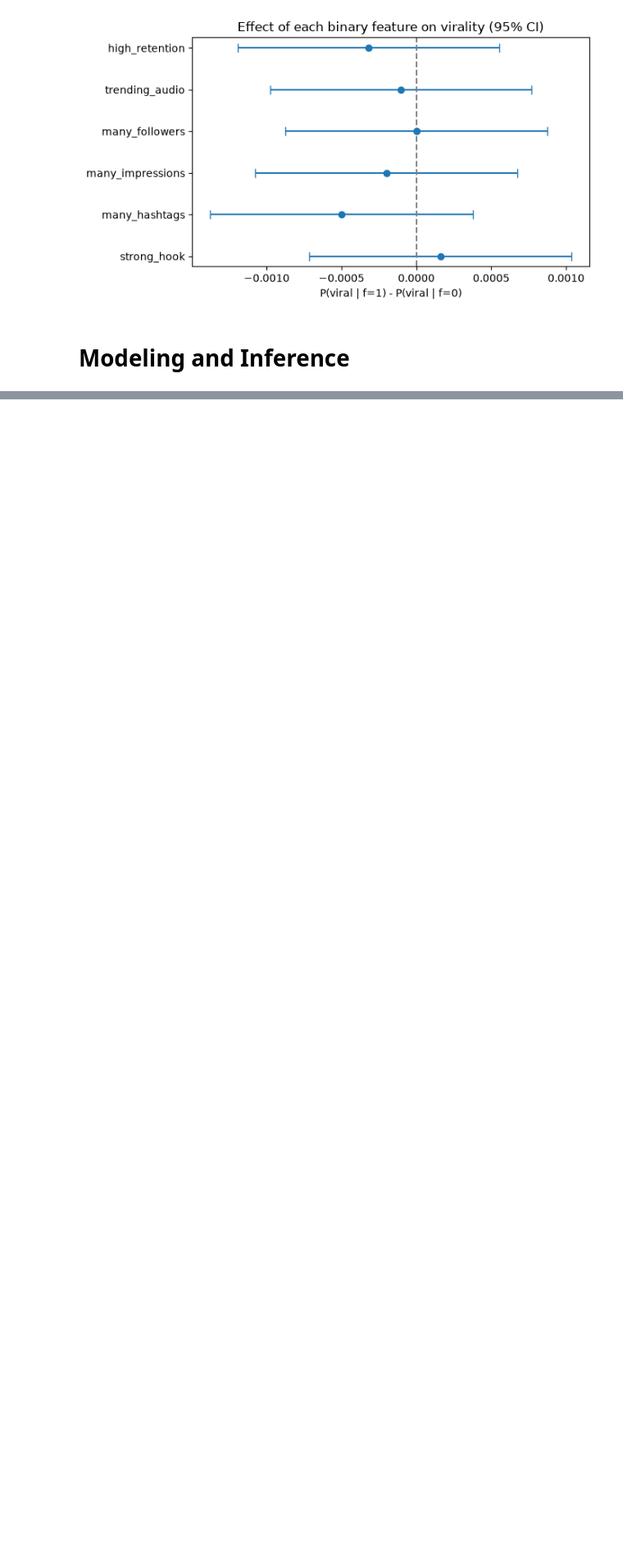
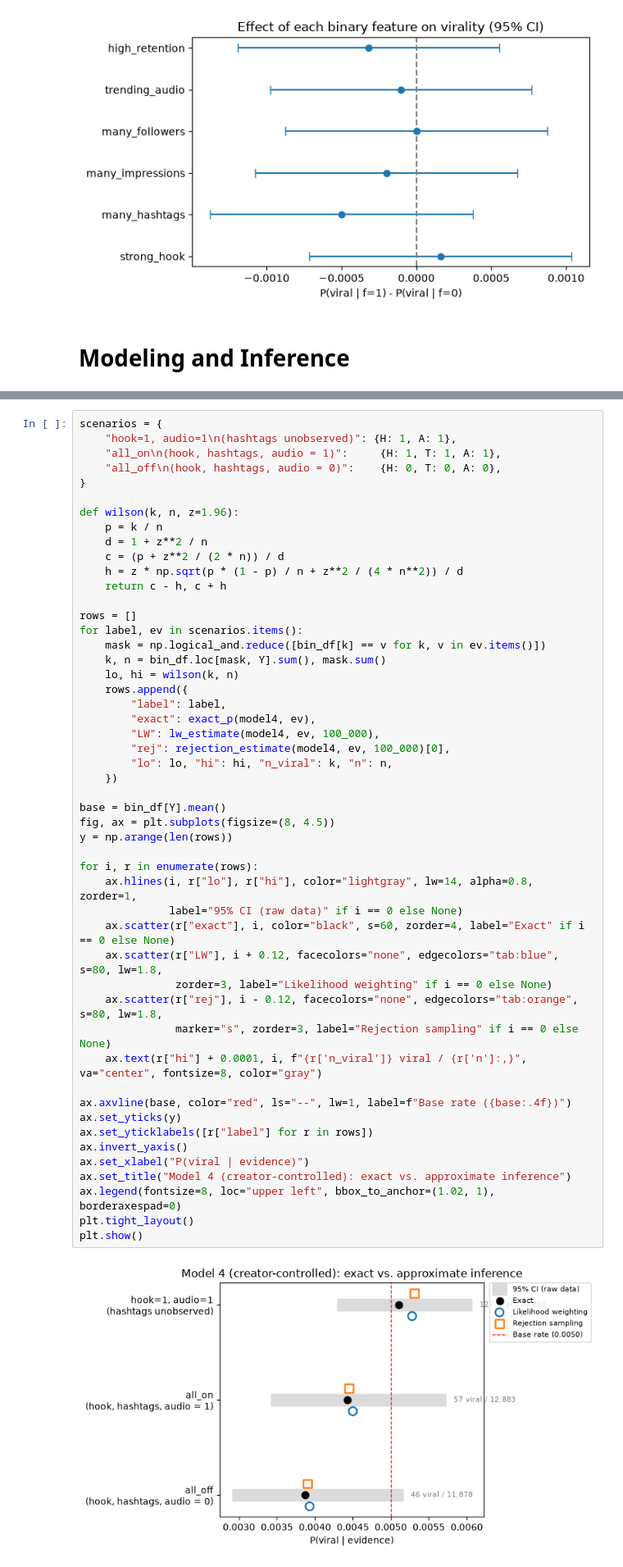
Before and after one commit to BenMiller0/CSE_150A_IG_REELS, a Jupyter notebook: code/ig_reel_virality.ipynb, the cells around one changed output, grey strips where cells are left out. Shown at 82% size. Cells and saved outputs as stored; diff of their text form; blank space fills up the shorter version.

Commit message:
Added model, inference, and visualization for Model 4

```diff
--- a/code/ig_reel_virality.ipynb
+++ b/code/ig_reel_virality.ipynb
@@ -329,0 +368,52 @@ model4_creator    many_hashtags     0.005280  0.004770
+# %%
+scenarios = {
+    "hook=1, audio=1\n(hashtags unobserved)": {H: 1, A: 1},
+    "all_on\n(hook, hashtags, audio = 1)":     {H: 1, T: 1, A: 1},
+    "all_off\n(hook, hashtags, audio = 0)":    {H: 0, T: 0, A: 0},
+}
+
+def wilson(k, n, z=1.96):
+    p = k / n
+    d = 1 + z**2 / n
+    c = (p + z**2 / (2 * n)) / d
+    h = z * np.sqrt(p * (1 - p) / n + z**2 / (4 * n**2)) / d
+    return c - h, c + h
+
+rows = []
+for label, ev in scenarios.items():
+    mask = np.logical_and.reduce([bin_df[k] == v for k, v in ev.items()])
+    k, n = bin_df.loc[mask, Y].sum(), mask.sum()
+    lo, hi = wilson(k, n)
+    rows.append({
+        "label": label,
+        "exact": exact_p(model4, ev),
+        "LW": lw_estimate(model4, ev, 100_000),
+        "rej": rejection_estimate(model4, ev, 100_000)[0],
+        "lo": lo, "hi": hi, "n_viral": k, "n": n,
+    })
+
+base = bin_df[Y].mean()
+fig, ax = plt.subplots(figsize=(8, 4.5))
+y = np.arange(len(rows))
+
+for i, r in enumerate(rows):
+    ax.hlines(i, r["lo"], r["hi"], color="lightgray", lw=14, alpha=0.8, zorder=1,
+              label="95% CI (raw data)" if i == 0 else None)
+    ax.scatter(r["exact"], i, color="black", s=60, zorder=4, label="Exact" if i == 0 else None)
+    ax.scatter(r["LW"], i + 0.12, facecolors="none", edgecolors="tab:blue", s=80, lw=1.8,
+               zorder=3, label="Likelihood weighting" if i == 0 else None)
+    ax.scatter(r["rej"], i - 0.12, facecolors="none", edgecolors="tab:orange", s=80, lw=1.8,
+               marker="s", zorder=3, label="Rejection sampling" if i == 0 else None)
+    ax.text(r["hi"] + 0.0001, i, f"{r['n_viral']} viral / {r['n']:,}", va="center", fontsize=8, color="gray")
+
+ax.axvline(base, color="red", ls="--", lw=1, label=f"Base rate ({base:.4f})")
+ax.set_yticks(y)
+ax.set_yticklabels([r["label"] for r in rows])
+ax.invert_yaxis()
+ax.set_xlabel("P(viral | evidence)")
+ax.set_title("Model 4 (creator-controlled): exact vs. approximate inference")
+ax.legend(fontsize=8, loc="upper left", bbox_to_anchor=(1.02, 1), borderaxespad=0)
+plt.tight_layout()
+plt.show()
+# %% [output]
+[figure, added]
```
Also changed, not shown: parts of 3 cells of this notebook.
